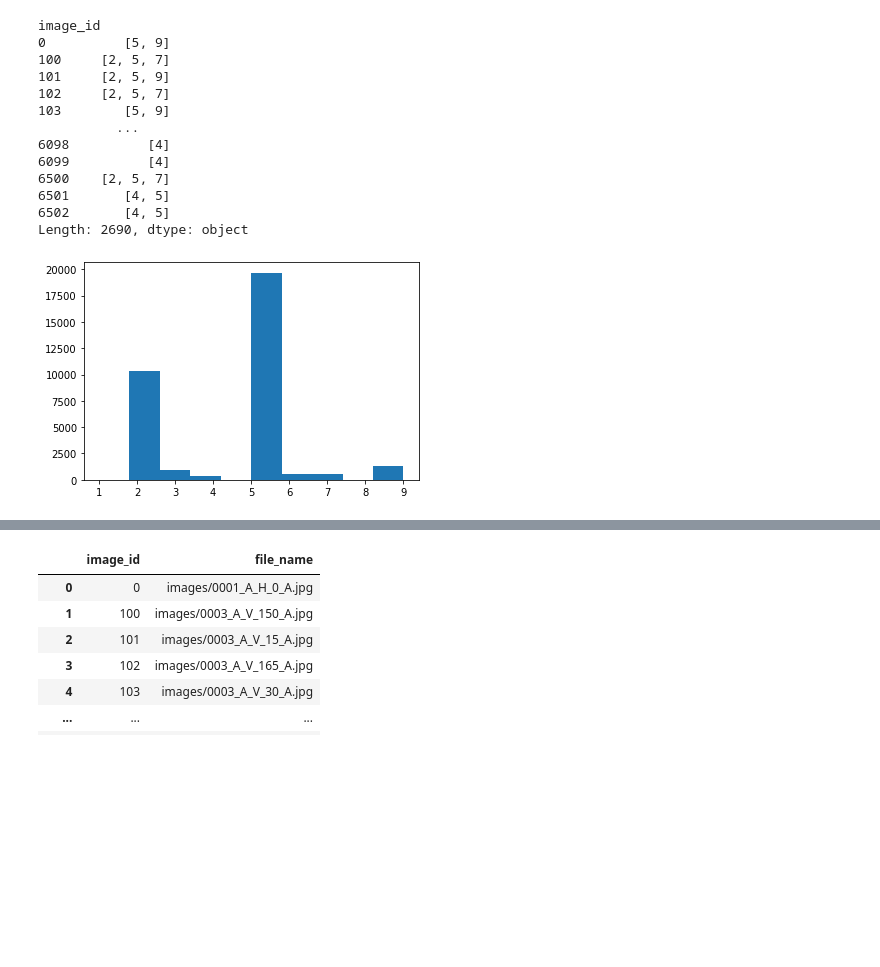
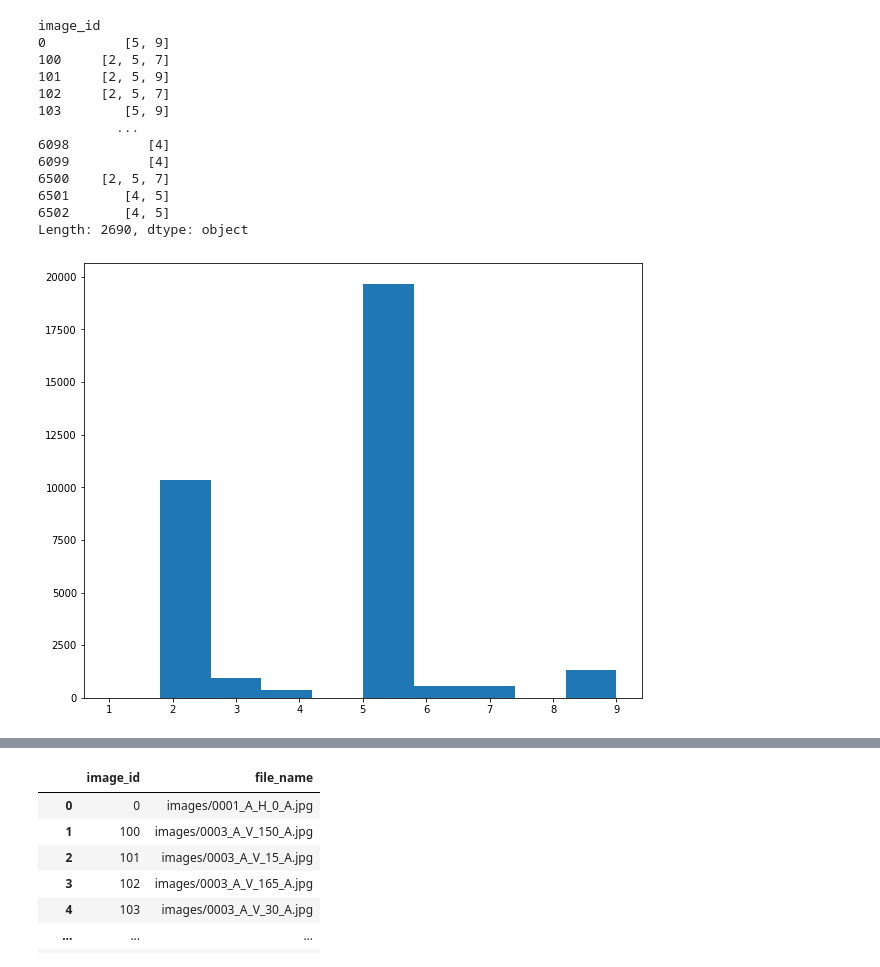
Before and after one commit to lingchin/lemon_project, a Jupyter notebook: notebooks/ETL_Ling.ipynb, the cells around one changed output, grey strips where cells are left out. Cells and saved outputs as stored; diff of their text form; code cells hidden in the pictures; blank space fills up the shorter version.

```diff
--- a/notebooks/ETL_Ling.ipynb
+++ b/notebooks/ETL_Ling.ipynb
@@ -150,9 +137,10 @@ Length: 2690, dtype: object
 # %%
 # len(df['image_id'].unique())
 # %%
+plt.figure(figsize=(10,8))
 plt.hist(df['category']);
 # %% [output]
-[figure, old version]
+[figure, new version]
 # %%
 # len(data['licenses'])
 # %%
```
Also changed, not shown: parts of 92 cells of this notebook, 3 other files.
